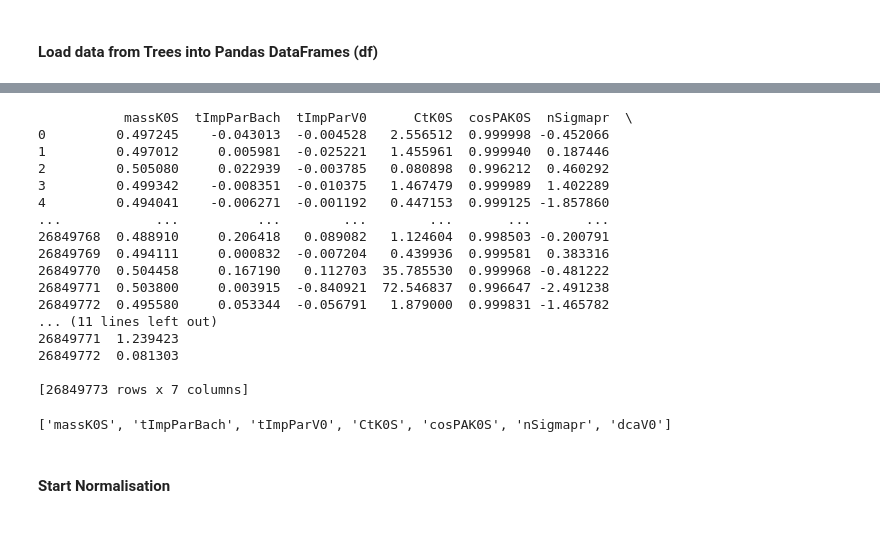
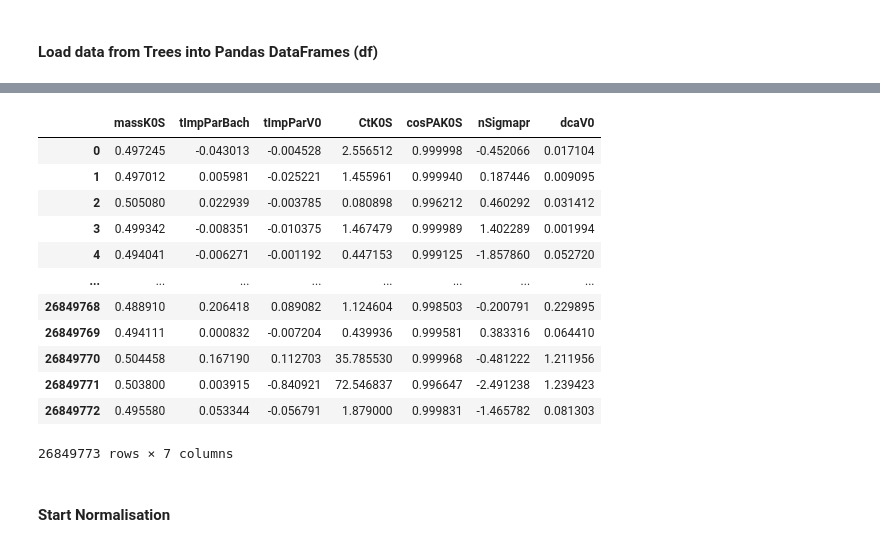
Before and after one commit to giopedro92/advanced-programming-project, a Jupyter notebook: NN.ipynb, the cells around one changed output, grey strips where cells are left out. Cells and saved outputs as stored; diff of their text form; code cells hidden in the pictures.

```diff
--- a/NN.ipynb
+++ b/NN.ipynb
@@ -205,42 +212,20 @@ print(X_signal)
 # %%
-X_background = df_background[["massK0S",
-                              "tImpParBach",
-                              "tImpParV0",
-                              "CtK0S",
-                              "cosPAK0S",
-                              "nSigmapr",
-                              "dcaV0"]]
+X_background = df_background[feature_names]
 
-print(X_background)
+X_background
 # %% [output]
+|  | massK0S | tImpParBach | tImpParV0 | CtK0S | cosPAK0S | nSigmapr | dcaV0 |
+| 0 | 0.497245 | -0.043013 | -0.004528 | 2.556512 | 0.999998 | -0.452066 | 0.017104 |
+| 1 | 0.497012 | 0.005981 | -0.025221 | 1.455961 | 0.999940 | 0.187446 | 0.009095 |
+| 2 | 0.505080 | 0.022939 | -0.003785 | 0.080898 | 0.996212 | 0.460292 | 0.031412 |
+| 3 | 0.499342 | -0.008351 | -0.010375 | 1.467479 | 0.999989 | 1.402289 | 0.001994 |
+| 4 | 0.494041 | -0.006271 | -0.001192 | 0.447153 | 0.999125 | -1.857860 | 0.052720 |
+| ... | ... | ... | ... | ... | ... | ... | ... |
+| 26849768 | 0.488910 | 0.206418 | 0.089082 | 1.124604 | 0.998503 | -0.200791 | 0.229895 |
+| 26849769 | 0.494111 | 0.000832 | -0.007204 | 0.439936 | 0.999581 | 0.383316 | 0.064410 |
+| 26849770 | 0.504458 | 0.167190 | 0.112703 | 35.785530 | 0.999968 | -0.481222 | 1.211956 |
+| 26849771 | 0.503800 | 0.003915 | -0.840921 | 72.546837 | 0.996647 | -2.491238 | 1.239423 |
+| 26849772 | 0.495580 | 0.053344 | -0.056791 | 1.879000 | 0.999831 | -1.465782 | 0.081303 |
-           massK0S  tImpParBach  tImpParV0      CtK0S  cosPAK0S  nSigmapr  \
-0         0.497245    -0.043013  -0.004528   2.556512  0.999998 -0.452066
-1         0.497012     0.005981  -0.025221   1.455961  0.999940  0.187446
-2         0.505080     0.022939  -0.003785   0.080898  0.996212  0.460292
-3         0.499342    -0.008351  -0.010375   1.467479  0.999989  1.402289
-4         0.494041    -0.006271  -0.001192   0.447153  0.999125 -1.857860
-...            ...          ...        ...        ...       ...       ...
-26849768  0.488910     0.206418   0.089082   1.124604  0.998503 -0.200791
-26849769  0.494111     0.000832  -0.007204   0.439936  0.999581  0.383316
-26849770  0.504458     0.167190   0.112703  35.785530  0.999968 -0.481222
-26849771  0.503800     0.003915  -0.840921  72.546837  0.996647 -2.491238
-26849772  0.495580     0.053344  -0.056791   1.879000  0.999831 -1.465782
-... (11 lines left out)
-26849771  1.239423
-26849772  0.081303
-
-[26849773 rows x 7 columns]
+26849773 rows × 7 columns
-# %%
-feature_names = ["massK0S",
-                 "tImpParBach",
-                 "tImpParV0",
-                 "CtK0S",
-                 "cosPAK0S",
-                 "nSigmapr",
-                 "dcaV0"]
-
-print(feature_names)
-# %% [output]
-['massK0S', 'tImpParBach', 'tImpParV0', 'CtK0S', 'cosPAK0S', 'nSigmapr', 'dcaV0']
 # %% [markdown]
 #### Start Normalisation
```
Also changed, not shown: parts of 53 cells of this notebook, 1 other file.
